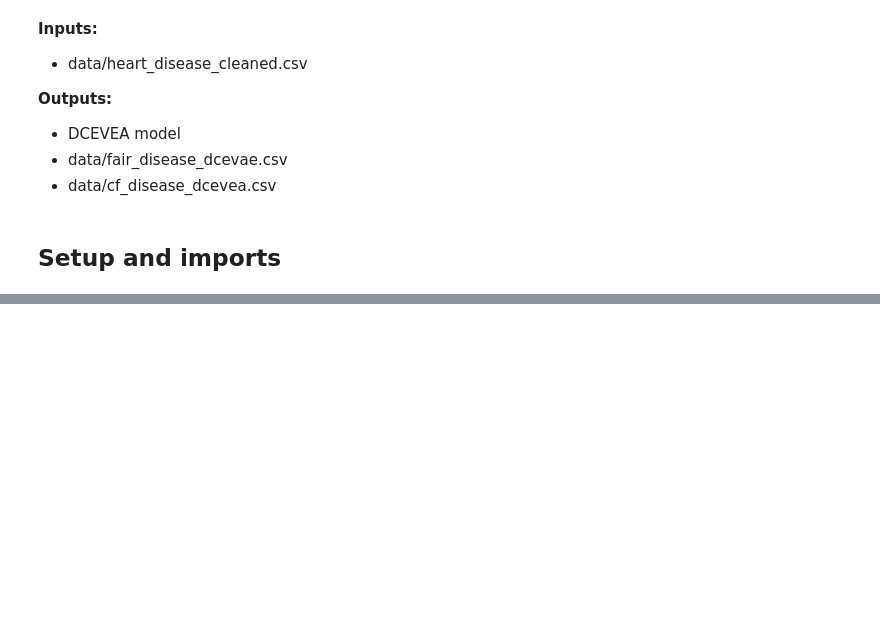
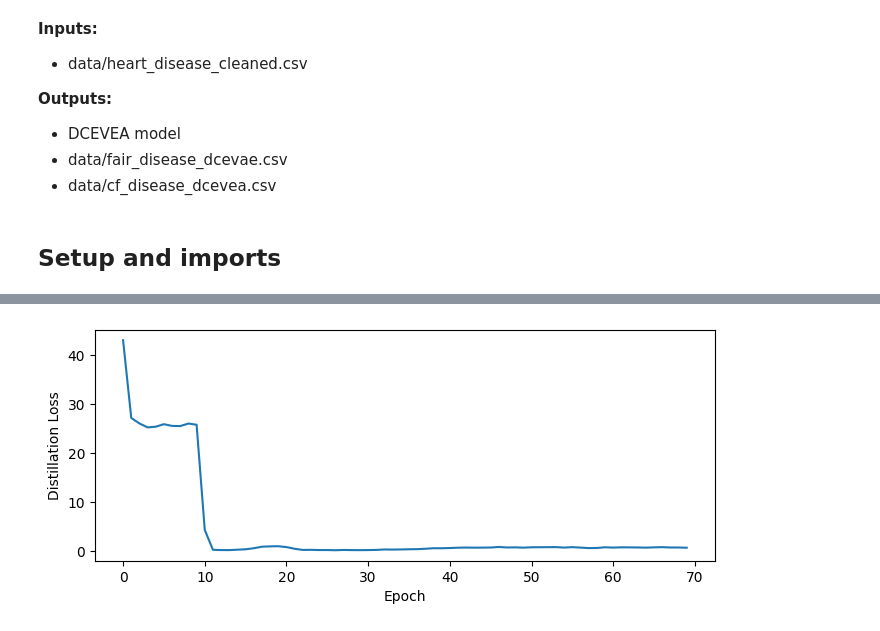
Before and after one commit to LuSyo/Health-ML-Bias-Experiments, a Jupyter notebook: notebooks/03_CAD_DCEVAE.ipynb, the cells around one changed output, grey strips where cells are left out. Cells and saved outputs as stored; diff of their text form; code cells hidden in the pictures; blank space fills up the shorter version.

```diff
--- a/notebooks/03_CAD_DCEVAE.ipynb
+++ b/notebooks/03_CAD_DCEVAE.ipynb
@@ -132,6 +137,4 @@ plt.show()
 # %%
-plt.figure(figsize=(8, 3))
-sns.lineplot(x=training_metrics.index, y=training_metrics['avg_distill_loss'])
-plt.xlabel('Epoch')
-plt.ylabel('Distillation Loss')
-plt.show()
+distillation_loss_curve(training_metrics, args)
+# %% [output]
+[figure, added]
```
Also changed, not shown: parts of 9 cells of this notebook, 6 other files.
